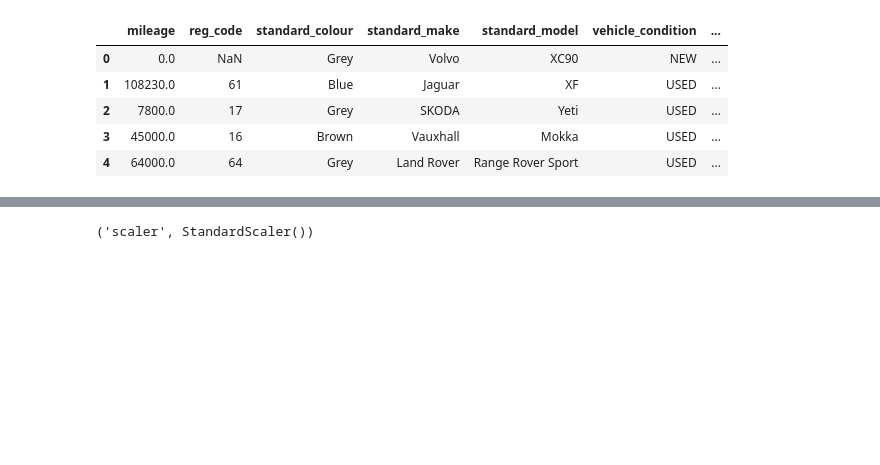
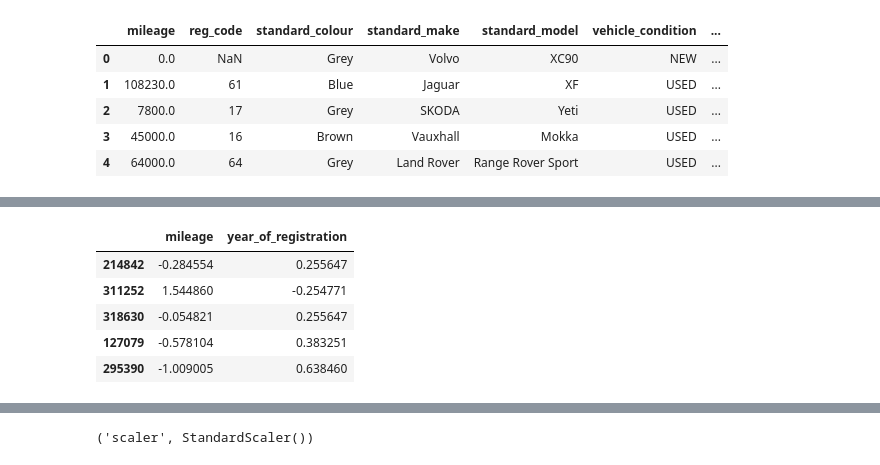
Before and after one commit to kessingtonosazee/GCP_Project_1, a Jupyter notebook: assessment_rrr.ipynb, the cells around one changed output, grey strips where cells are left out. Cells and saved outputs as stored; diff of their text form; code cells hidden in the pictures; blank space fills up the shorter version.

```diff
--- a/assessment_rrr.ipynb
+++ b/assessment_rrr.ipynb
@@ -133,0 +189,14 @@ df1.head()
+# %%
+# Standardize the features
+scaler = StandardScaler()
+X_train_scaled = scaler.fit_transform(X_train_num)
+X_test_scaled = scaler.transform(X_test_num)
+# %%
+X_train_scaled.head()
+# %% [output]
+|  | mileage | year_of_registration |
+| 214842 | -0.284554 | 0.255647 |
+| 311252 | 1.544860 | -0.254771 |
+| 318630 | -0.054821 | 0.255647 |
+| 127079 | -0.578104 | 0.383251 |
+| 295390 | -1.009005 | 0.638460 |
```
Also changed, not shown: parts of 19 cells of this notebook.
